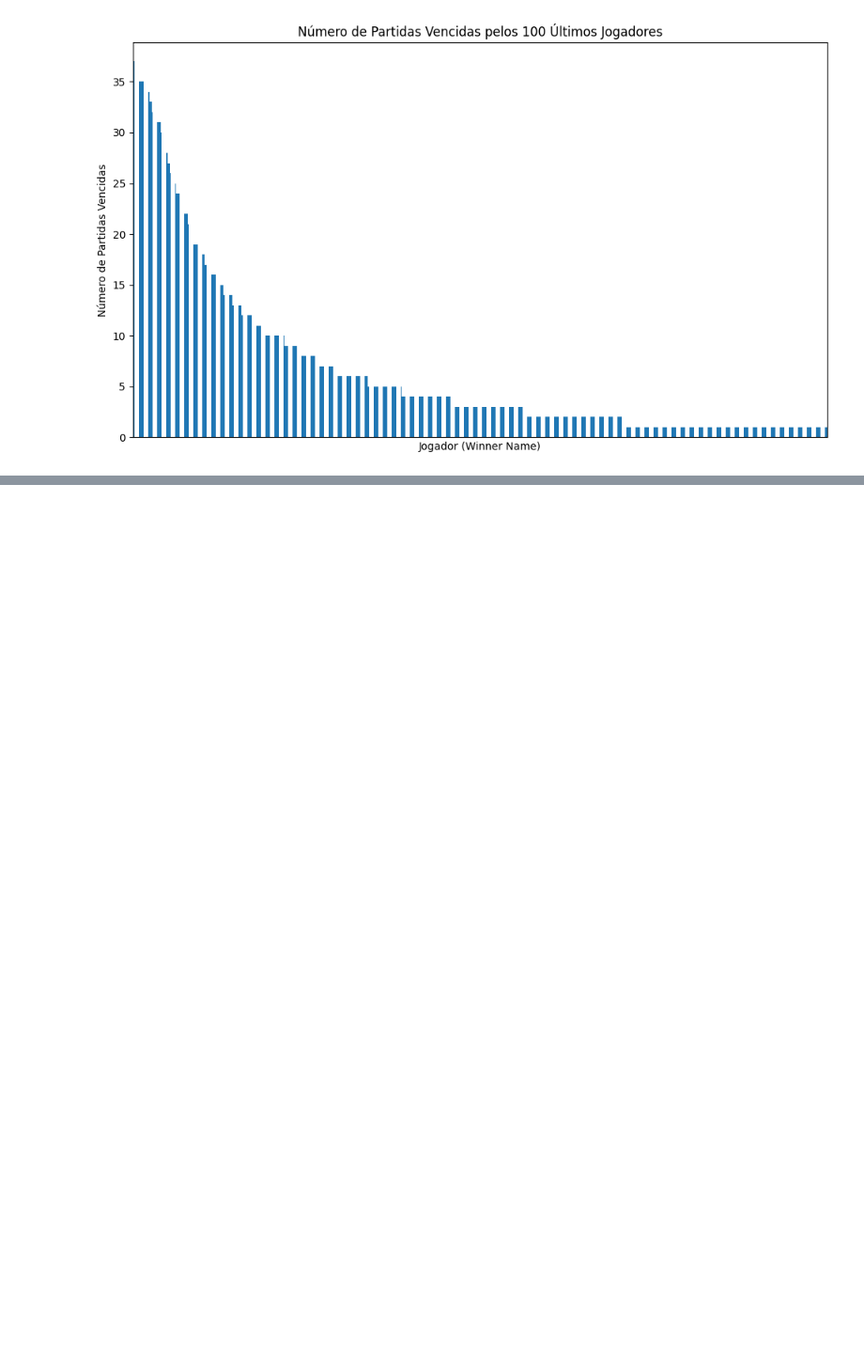
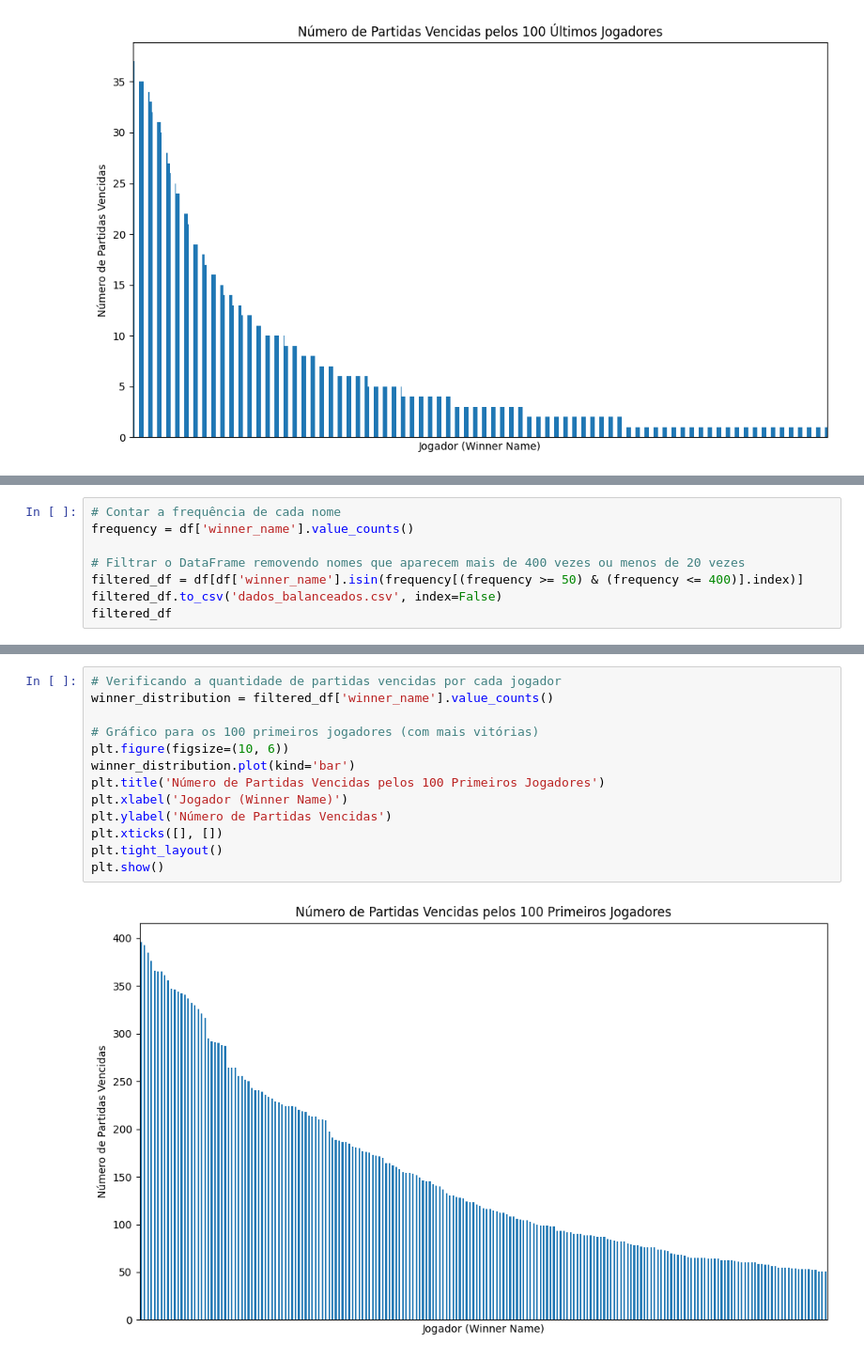
Before and after one commit to lucasfalopes/ENG4040-PROJETO, a Jupyter notebook: tenisIqModel.ipynb, the cells around one changed output, grey strips where cells are left out. Shown: that part at 94% size. Cells and saved outputs as stored; diff of their text form; blank space fills up the shorter version.

Commit message:
dados_balanceados

```diff
--- a/tenisIqModel.ipynb
+++ b/tenisIqModel.ipynb
@@ -723,0 +729,8 @@ plt.show()
+# %%
+# Contar a frequência de cada nome
+frequency = df['winner_name'].value_counts()
+
+# Filtrar o DataFrame removendo nomes que aparecem mais de 400 vezes ou menos de 20 vezes
+filtered_df = df[df['winner_name'].isin(frequency[(frequency >= 50) & (frequency <= 400)].index)]
+filtered_df.to_csv('dados_balanceados.csv', index=False)
+filtered_df
@@ -723,0 +751,15 @@ plt.show()
+# %%
+# Verificando a quantidade de partidas vencidas por cada jogador
+winner_distribution = filtered_df['winner_name'].value_counts()
+
+# Gráfico para os 100 primeiros jogadores (com mais vitórias)
+plt.figure(figsize=(10, 6))
+winner_distribution.plot(kind='bar')
+plt.title('Número de Partidas Vencidas pelos 100 Primeiros Jogadores')
+plt.xlabel('Jogador (Winner Name)')
+plt.ylabel('Número de Partidas Vencidas')
+plt.xticks([], [])
+plt.tight_layout()
+plt.show()
+# %% [output]
+[figure, added]
```
Also changed, not shown: parts of 8 cells of this notebook, 1 other file.
